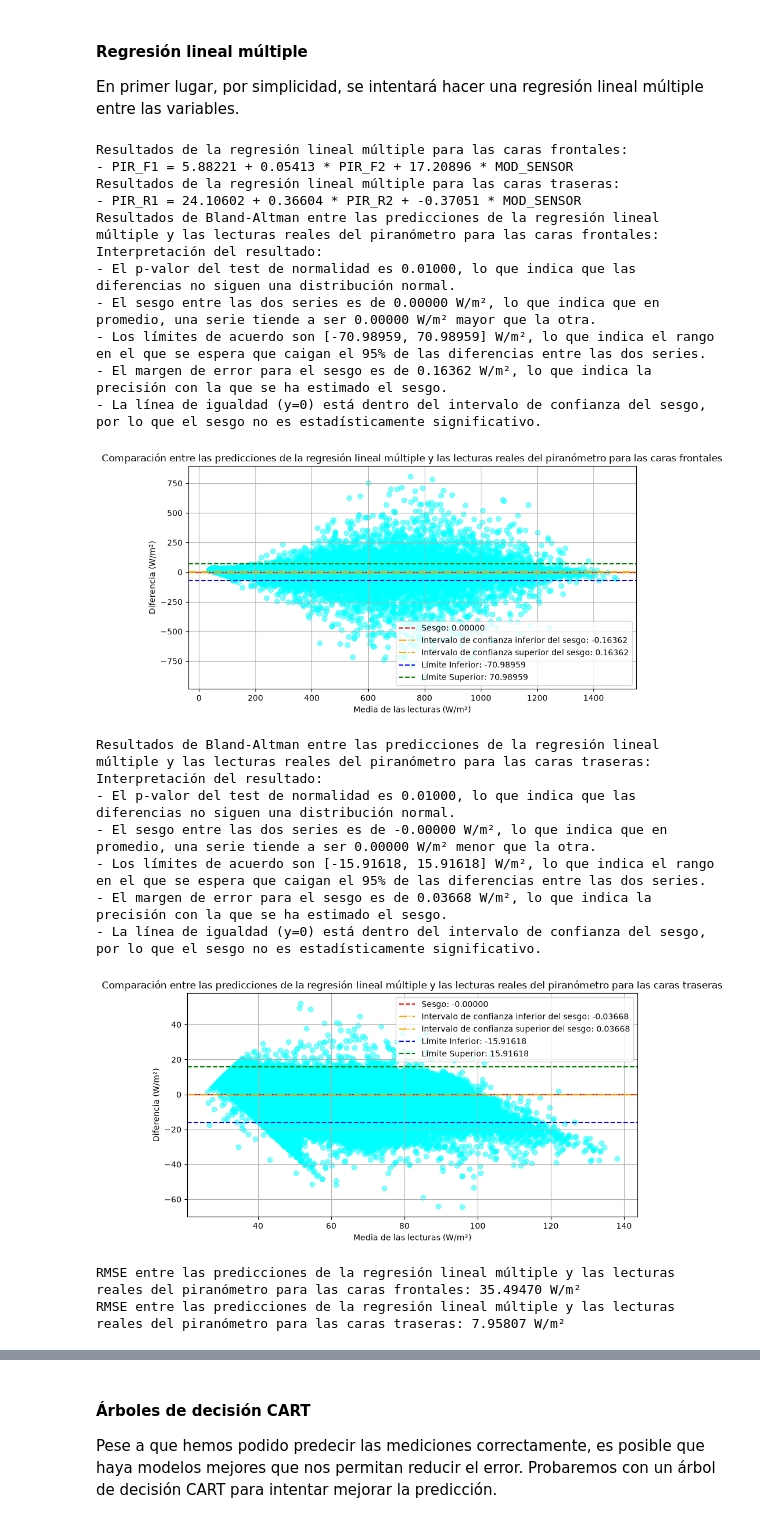
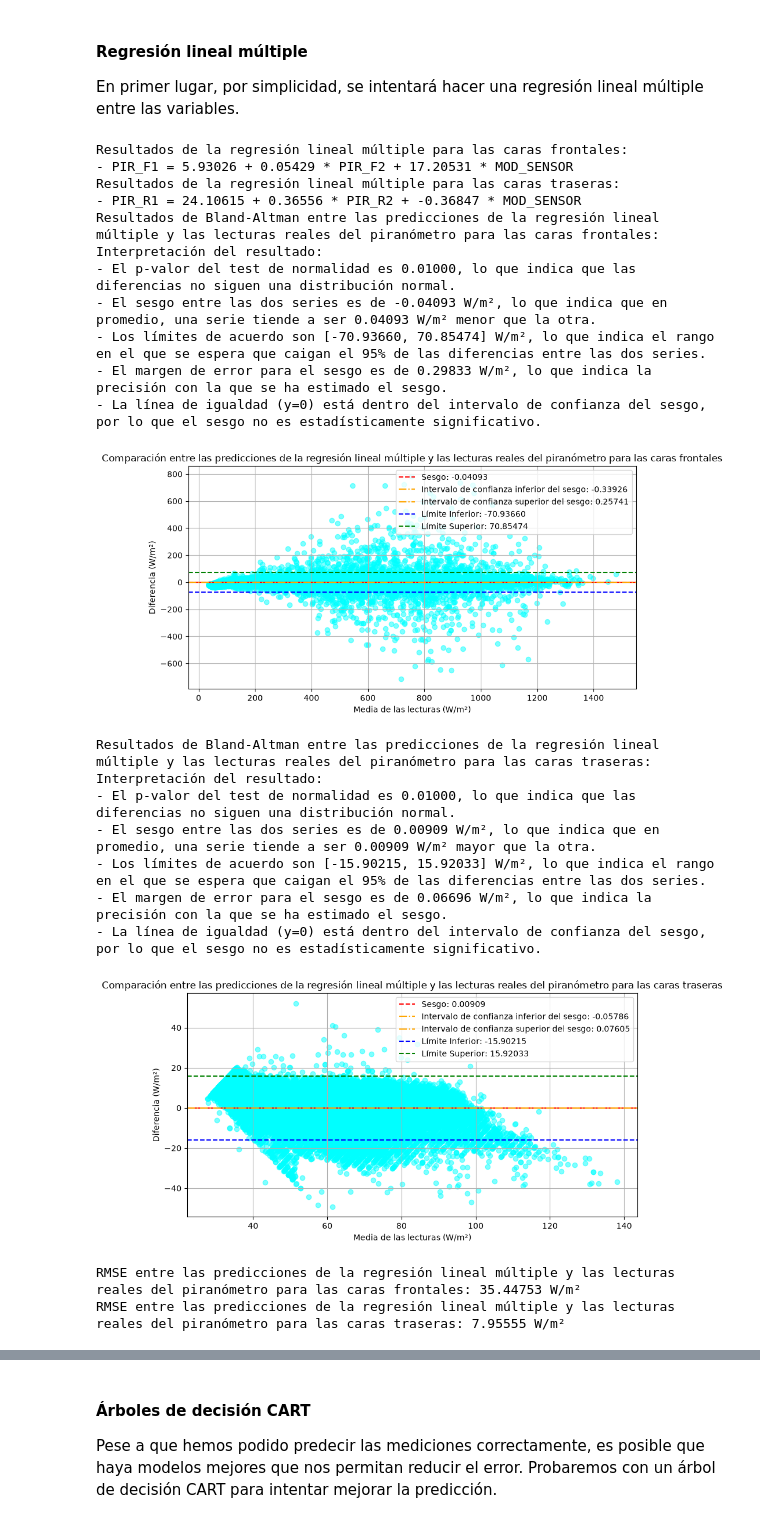
Before and after one commit to jcv00036/extracurriculares_simidat_scripts, a Jupyter notebook: cuadernos/estudio_variables.ipynb, the cells around one changed output, grey strips where cells are left out. Cells and saved outputs as stored; diff of their text form; code cells hidden in the pictures.

```diff
--- a/cuadernos/estudio_variables.ipynb
+++ b/cuadernos/estudio_variables.ipynb
@@ -302,15 +302,23 @@ df = dataframe()
 # Elimino las filas con valores nulos en los piranómetros de grupo y horizontal; y el módulo sensor (grupo 4)
 df = df.dropna(subset=['PIR F1', 'PIR R1', 'PIR F2', 'PIR R2', 'MOD SENSOR G4'], how='any')
 
+df_entrenamiento, df_test = crear_conjuntos_aprendizaje_test(df, semilla=SEMILLA, prop_test=0.3)
+
 # Creo el modelo de regresión lineal múltiple para las caras frontales y traseras
-X_F = df[['PIR F2', 'MOD SENSOR G4']]
-y_F = df['PIR F1']
+X_F = df_entrenamiento[['PIR F2', 'MOD SENSOR G4']]
+y_F = df_entrenamiento['PIR F1']
+
+X_F_test = df_test[['PIR F2', 'MOD SENSOR G4']]
+y_F_test = df_test['PIR F1']
 
 modelo_F = LinearRegression()
 modelo_F.fit(X_F, y_F)
 
-X_R = df[['PIR R2', 'MOD SENSOR G4']]
-y_R = df['PIR R1']
+X_R = df_entrenamiento[['PIR R2', 'MOD SENSOR G4']]
+y_R = df_entrenamiento['PIR R1']
+
+X_R_test = df_test[['PIR R2', 'MOD SENSOR G4']]
+y_R_test = df_test['PIR R1']
 
 modelo_R = LinearRegression()
 modelo_R.fit(X_R, y_R)
@@ -324,57 +332,57 @@ print("Resultados de la regresión lineal múltiple para las caras frontales:")
 print(f"- PIR_F1 = {intercept_F:.5f} + {coeficientes_F[0]:.5f} * PIR_F2 + {coeficientes_F[1]:.5f} * MOD_SENSOR")
 print("Resultados de la regresión lineal múltiple para las caras traseras:")
 print(f"- PIR_R1 = {intercept_R:.5f} + {coeficientes_R[0]:.5f} * PIR_R2 + {coeficientes_R[1]:.5f} * MOD_SENSOR")
 
 # Comprobamos el ajuste de la regresión lineal múltiple con un Bland-Altman entre las predicciones de la regresión lineal múltiple y las lecturas reales del piranómetro para las caras frontales y traseras
-df['prediccion_F'] = modelo_F.predict(X_F)
-df['prediccion_R'] = modelo_R.predict(X_R)
+df_test['prediccion_F'] = modelo_F.predict(X_F_test)
+df_test['prediccion_R'] = modelo_R.predict(X_R_test)
 
-resultados_F = bland_altman(df['prediccion_F'], df['PIR F1'], df)
-resultados_R = bland_altman(df['prediccion_R'], df['PIR R1'], df)
+resultados_F = bland_altman(df_test['PIR F1'], df_test['prediccion_F'],  df_test)
+resultados_R = bland_altman(df_test['prediccion_R'], df_test['PIR R1'], df_test)
 
 print(f"Resultados de Bland-Altman entre las predicciones de la regresión lineal múltiple y las lecturas reales del piranómetro para las caras frontales:")
 interpretar_bland_altman(resultados_F, "W/m²")
 mostrar_bland_altman(resultados_F,
                      "Comparación entre las predicciones de la regresión lineal múltiple y las lecturas reales del piranómetro para las caras frontales",
                      "W/m²")
 
 print(f"Resultados de Bland-Altman entre las predicciones de la regresión lineal múltiple y las lecturas reales del piranómetro para las caras traseras:")
 interpretar_bland_altman(resultados_R, "W/m²")
 mostrar_bland_altman(resultados_R,
                      "Comparación entre las predicciones de la regresión lineal múltiple y las lecturas reales del piranómetro para las caras traseras",
                      "W/m²")
 
 # Calculo RMSE entre las predicciones de la regresión lineal múltiple y las lecturas reales del piranómetro para las caras frontales y traseras
-rmse_F = rmse(df['prediccion_F'], df['PIR F1'])
-rmse_R = rmse(df['prediccion_R'], df['PIR R1'])
+rmse_F = rmse(df_test['PIR F1'], df_test['prediccion_F'])
+rmse_R = rmse(df_test['PIR R1'], df_test['prediccion_R'])
 print(f"RMSE entre las predicciones de la regresión lineal múltiple y las lecturas reales del piranómetro para las caras frontales: {rmse_F:.5f} W/m²")
 print(f"RMSE entre las predicciones de la regresión lineal múltiple y las lecturas reales del piranómetro para las caras traseras: {rmse_R:.5f} W/m²")
 
-fila_reg_lin_mult_F = fila_diferencia_series("R. lineal múlt. (Frontal)", df['prediccion_F'], df['PIR F1']) # Compongo la fila para crear la tabla de diferencias posteriormente
-fila_reg_lin_mult_R = fila_diferencia_series("R. lineal múlt. (Trasera)", df['prediccion_R'], df['PIR R1']) # Compongo la fila para crear la tabla de diferencias posteriormente
+fila_reg_lin_mult_F = fila_diferencia_series("R. lineal múlt. (Frontal)", df_test['PIR F1'], df_test['prediccion_F']) # Compongo la fila para crear la tabla de diferencias posteriormente
+fila_reg_lin_mult_R = fila_diferencia_series("R. lineal múlt. (Trasera)", df_test['PIR R1'], df_test['prediccion_R']) # Compongo la fila para crear la tabla de diferencias posteriormente
 # %% [output]
 Resultados de la regresión lineal múltiple para las caras frontales:
-- PIR_F1 = 5.88221 + 0.05413 * PIR_F2 + 17.20896 * MOD_SENSOR
+- PIR_F1 = 5.93026 + 0.05429 * PIR_F2 + 17.20531 * MOD_SENSOR
 Resultados de la regresión lineal múltiple para las caras traseras:
-- PIR_R1 = 24.10602 + 0.36604 * PIR_R2 + -0.37051 * MOD_SENSOR
+- PIR_R1 = 24.10615 + 0.36556 * PIR_R2 + -0.36847 * MOD_SENSOR
 Resultados de Bland-Altman entre las predicciones de la regresión lineal múltiple y las lecturas reales del piranómetro para las caras frontales:
 Interpretación del resultado:
 - El p-valor del test de normalidad es 0.01000, lo que indica que las diferencias no siguen una distribución normal.
-- El sesgo entre las dos series es de 0.00000 W/m², lo que indica que en promedio, una serie tiende a ser 0.00000 W/m² mayor que la otra.
-- Los límites de acuerdo son [-70.98959, 70.98959] W/m², lo que indica el rango en el que se espera que caigan el 95% de las diferencias entre las dos series.
-- El margen de error para el sesgo es de 0.16362 W/m², lo que indica la precisión con la que se ha estimado el sesgo.
+- El sesgo entre las dos series es de -0.04093 W/m², lo que indica que en promedio, una serie tiende a ser 0.04093 W/m² menor que la otra.
+- Los límites de acuerdo son [-70.93660, 70.85474] W/m², lo que indica el rango en el que se espera que caigan el 95% de las diferencias entre las dos series.
+- El margen de error para el sesgo es de 0.29833 W/m², lo que indica la precisión con la que se ha estimado el sesgo.
 - La línea de igualdad (y=0) está dentro del intervalo de confianza del sesgo, por lo que el sesgo no es estadísticamente significativo.
-[figure, old version]
+[figure, new version]
 Resultados de Bland-Altman entre las predicciones de la regresión lineal múltiple y las lecturas reales del piranómetro para las caras traseras:
 Interpretación del resultado:
 - El p-valor del test de normalidad es 0.01000, lo que indica que las diferencias no siguen una distribución normal.
-- El sesgo entre las dos series es de -0.00000 W/m², lo que indica que en promedio, una serie tiende a ser 0.00000 W/m² menor que la otra.
-- Los límites de acuerdo son [-15.91618, 15.91618] W/m², lo que indica el rango en el que se espera que caigan el 95% de las diferencias entre las dos series.
-- El margen de error para el sesgo es de 0.03668 W/m², lo que indica la precisión con la que se ha estimado el sesgo.
+- El sesgo entre las dos series es de 0.00909 W/m², lo que indica que en promedio, una serie tiende a ser 0.00909 W/m² mayor que la otra.
+- Los límites de acuerdo son [-15.90215, 15.92033] W/m², lo que indica el rango en el que se espera que caigan el 95% de las diferencias entre las dos series.
+- El margen de error para el sesgo es de 0.06696 W/m², lo que indica la precisión con la que se ha estimado el sesgo.
 - La línea de igualdad (y=0) está dentro del intervalo de confianza del sesgo, por lo que el sesgo no es estadísticamente significativo.
-[figure, old version]
+[figure, new version]
-RMSE entre las predicciones de la regresión lineal múltiple y las lecturas reales del piranómetro para las caras frontales: 35.49470 W/m²
-RMSE entre las predicciones de la regresión lineal múltiple y las lecturas reales del piranómetro para las caras traseras: 7.95807 W/m²
+RMSE entre las predicciones de la regresión lineal múltiple y las lecturas reales del piranómetro para las caras frontales: 35.44753 W/m²
+RMSE entre las predicciones de la regresión lineal múltiple y las lecturas reales del piranómetro para las caras traseras: 7.95555 W/m²
 # %%
 print(tabla_diferencias([fila_reg_lin_mult_F, fila_reg_lin_mult_R]))
 # %% [output]
```
Also changed, not shown: parts of 13 cells of this notebook, 3 other files.
